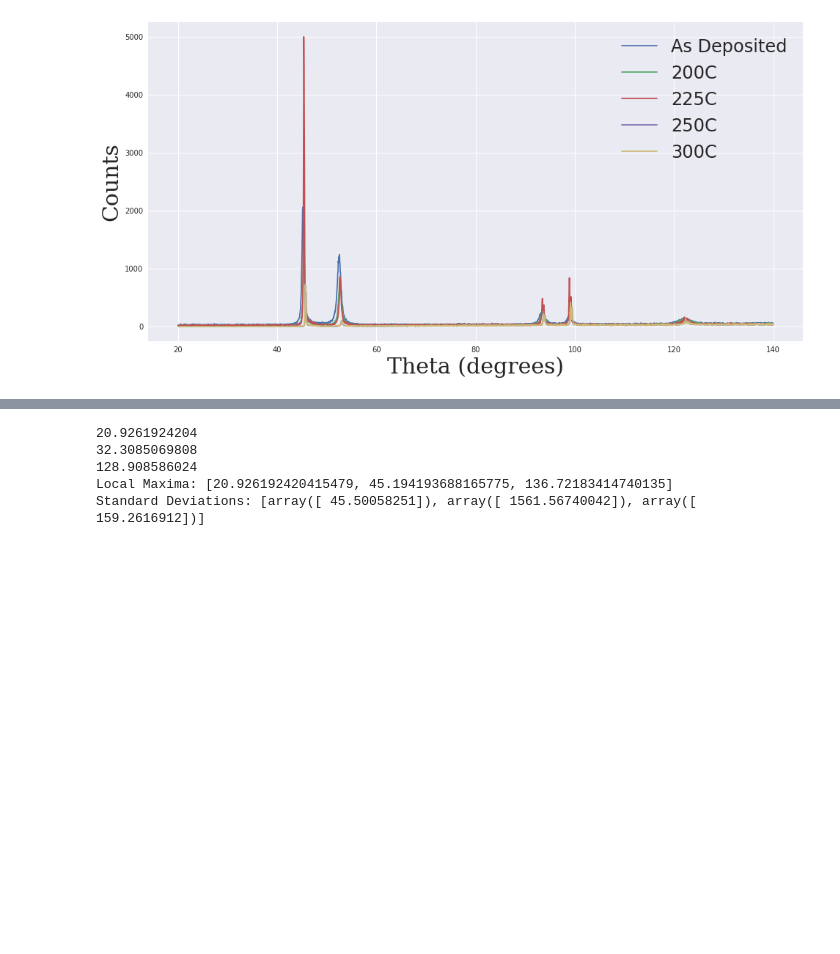
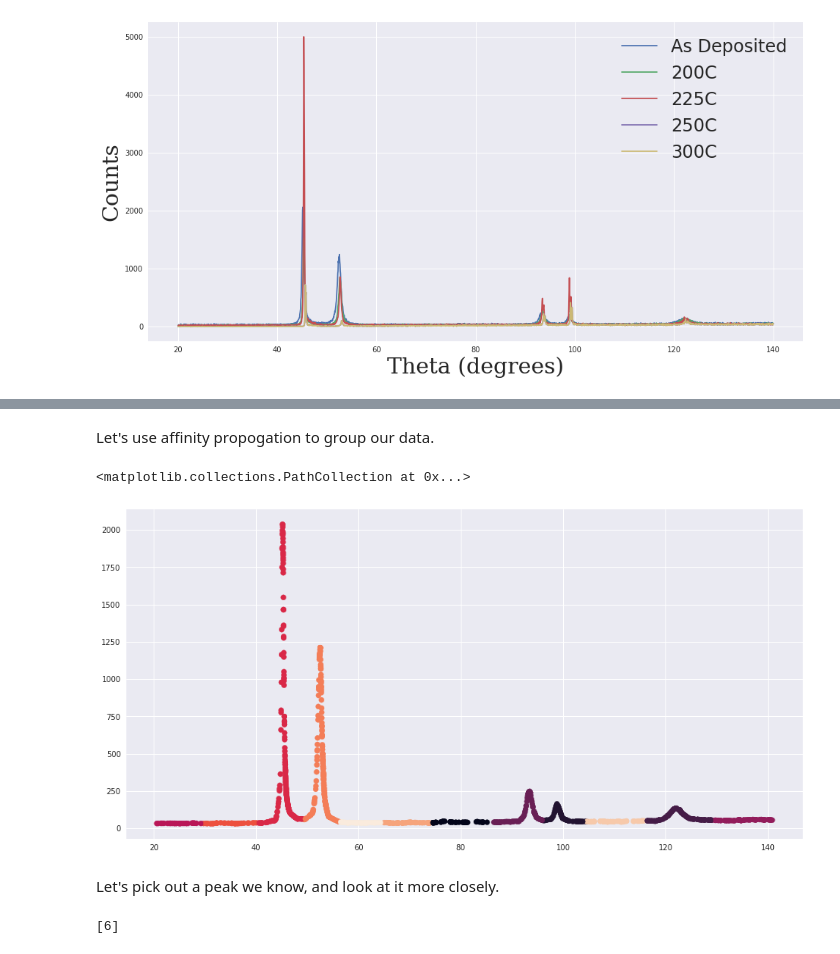
Before and after one commit to tobyfrancis/CapstoneDataPipelines, a Jupyter notebook: notebooks/Variatonal XRD Peak Fitting.ipynb, the cells around one changed output, grey strips where cells are left out. Saved outputs shown, nothing was run; the diff lists cells and outputs as text; code cells hidden in the pictures; blank space fills up the shorter version.

```diff
--- a/notebooks/Variatonal XRD Peak Fitting.ipynb
+++ b/notebooks/Variatonal XRD Peak Fitting.ipynb
@@ -112,28 +115,21 @@ Now let's generate some points around the maxima, and pick what points the model
+# %% [markdown]
+Let's use affinity propogation to group our data.
 # %%
-from sklearn.cluster import KMeans
+from sklearn.cluster import AffinityPropagation
 
-approximate_maxima = np.random.choice(range(len(X_AD)),size=200,p=(Y_AD.flatten()/np.sum(Y_AD)))
+sampling = np.random.choice(range(len(X_AD)),size=300,p=(Y_AD.flatten()/np.sum(Y_AD))) #sample by probability density
 thetas = X_AD[approximate_maxima].flatten() + np.random.rand(len(approximate_maxima))
 pY, pYv = m.predict_y(np.expand_dims(thetas,axis=-1))
-counts = pY.
-maxima = []
-stdev = []
-
-kmeans = KMeans(n_clusters=5)
-kmeans.fit(thetas)
-
-
-for pX in groups:
-    pY, pYv = m.predict_y(np.expand_dims(pX,axis=-1))
-    maximum = np.argmax(pY)
-    maxima.append(pX[maximum])
-    stdev.append(pYv[maximum])
-
-print('Local Maxima: {}'.format(maxima))
-print('Standard Deviations: {}'.format(stdev))
+affinity = AffinityPropagation(damping=0.95)
+affinity.fit(np.expand_dims(thetas,axis=-1))
+plt.figure(2,figsize=(16,8))
+plt.scatter(thetas,pY,c=affinity.labels_/np.max(affinity.labels_))
 # %% [output]
-20.9261924204
-32.3085069808
-128.908586024
-Local Maxima: [20.926192420415479, 45.194193688165775, 136.72183414740135]
-Standard Deviations: [array([ 45.50058251]), array([ 1561.56740042]), array([ 159.2616912])]
+<matplotlib.collections.PathCollection at 0x...>
+[figure, added]
+# %% [markdown]
+Let's pick out a peak we know, and look at it more closely.
+# %%
+print(affinity.predict(42))
+# %% [output]
+[6]
```
Also changed, not shown: parts of 11 cells of this notebook, 1 other file.
